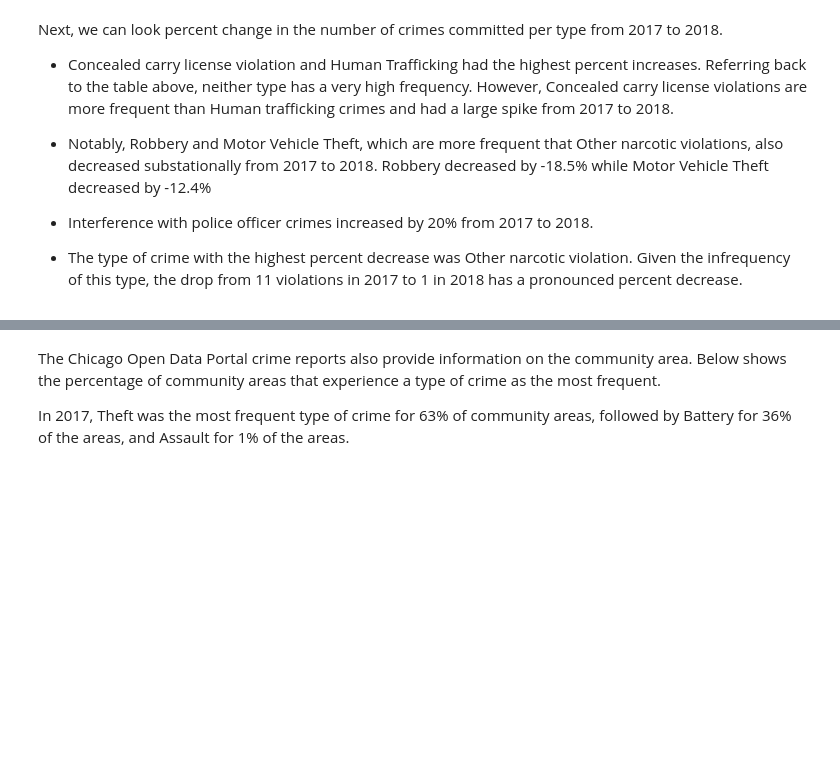
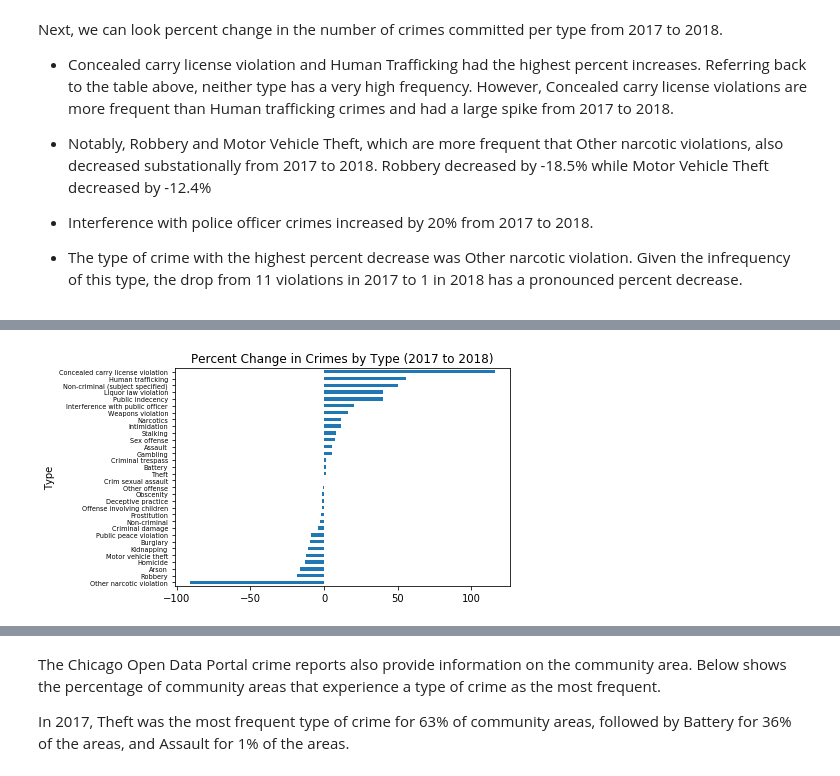
Before and after one commit to laurenjli/ml-pubpol, a Jupyter notebook: hw1/hw1_writeup.ipynb, the cells around one changed output, grey strips where cells are left out. Saved outputs shown, nothing was run; the diff lists cells and outputs as text; code cells hidden in the pictures; blank space fills up the shorter version.

Commit message:
adding README and requirements.txt and helper function base

```diff
--- a/hw1/hw1_writeup.ipynb
+++ b/hw1/hw1_writeup.ipynb
@@ -23,0 +27,7 @@ Below shows the number of crimes by type for years 2017 and 2018. There are a fe
+# %%
+df1, df2 = hw1_base.pull_data([2017, 2018])
+
+#summary stats
+x = hw1_base.num_crimes_type(df1, df2)
+
+x
@@ -38,0 +65,4 @@ Next, we can look percent change in the number of crimes committed per type from
+# %%
+hw1_base.mk_bar(x, 'Type', 'Percent Change', 'Percent Change in Crimes by Type (2017 to 2018)', 'charts/bar_type_chg.png')
+# %% [output]
+[figure, added]
```
Also changed, not shown: parts of 31 cells of this notebook, 16 other files.
